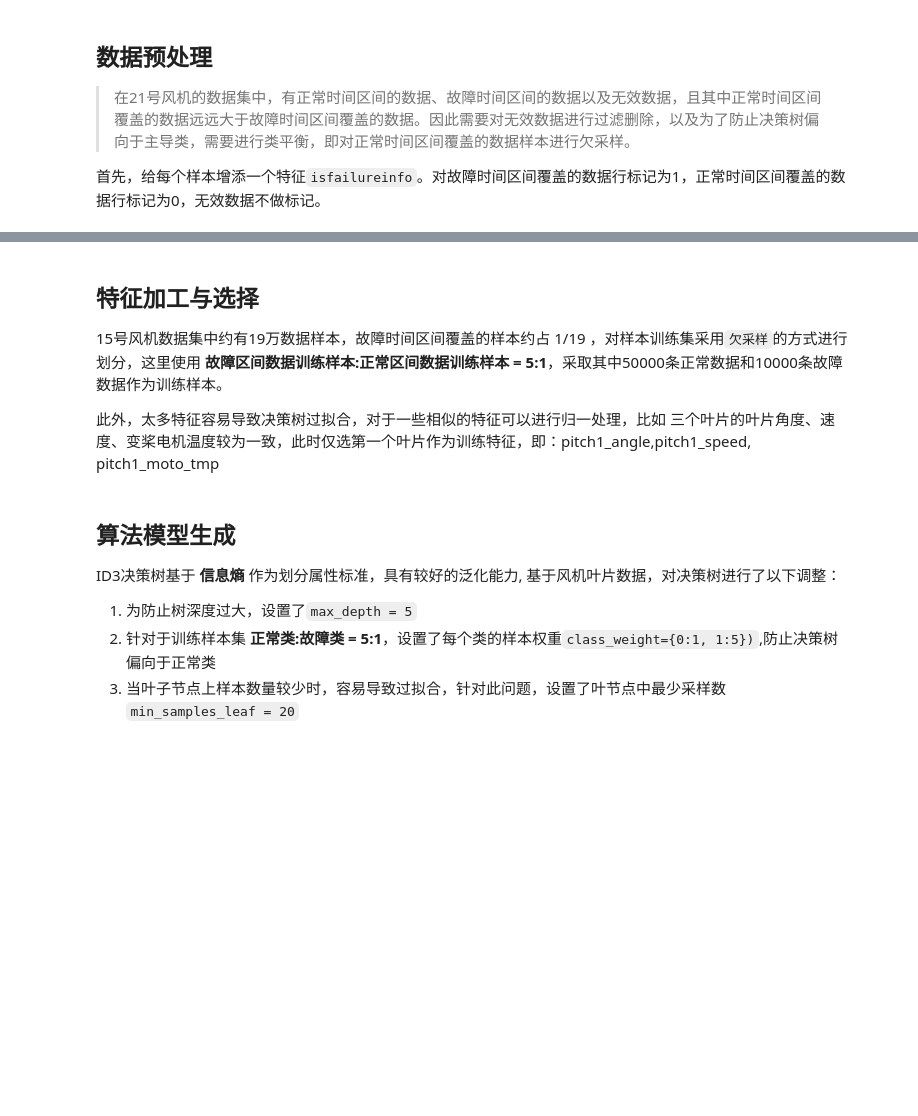
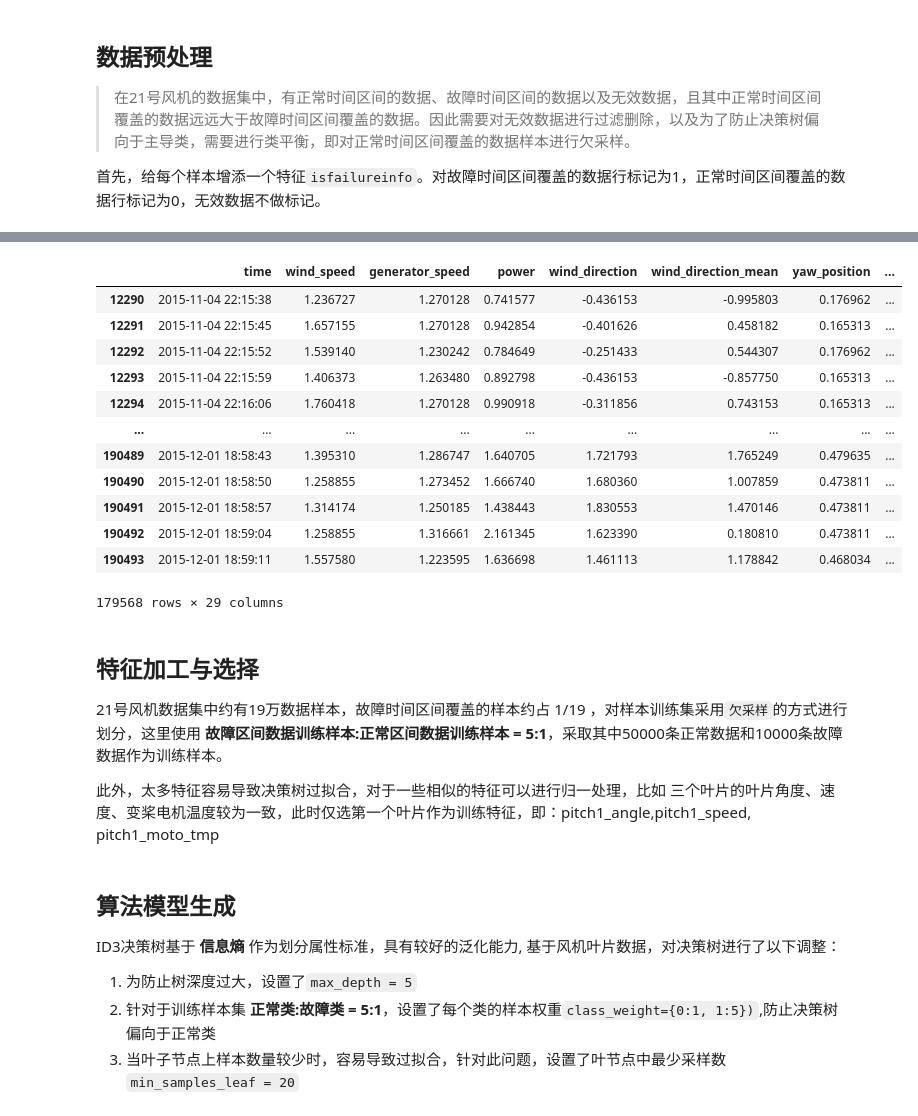
Before and after one commit to InvalidSyntaxxx/MachineLearning, a Jupyter notebook: DecisionTree/决策树作业.ipynb, the cells around one changed output, grey strips where cells are left out. Drawn from its saved outputs; the diff is of its cells as text; code cells hidden in the pictures; blank space fills up the shorter version.

```diff
--- a/DecisionTree/决策树作业.ipynb
+++ b/DecisionTree/决策树作业.ipynb
@@ -61 +7,41 @@ for i in data.index:
+# %%
+import pandas as pd
+import numpy as np
+import sys
+import warnings
+from pandas.core.common import SettingWithCopyWarning
+
+warnings.simplefilter(action="ignore", category=SettingWithCopyWarning)
+
+data         = pd.read_csv("../datasets/DraughtFan/train/21/21_data.csv")
+failure_time = pd.read_csv("../datasets/DraughtFan/train/21/21_failureInfo.csv")
+normal_time  = pd.read_csv("../datasets/DraughtFan/train/21/21_normalInfo.csv")
+fail,normal = pd.DataFrame(),pd.DataFrame()
+
+for start, end in zip(failure_time['startTime'],failure_time['endTime']):
+    fail = pd.concat([fail,
+                    data[(((start <= data['time']) & (data['time'] <= end)))]])
+fail['isfailureinfo'] = 1
+
+for start, end in zip(normal_time['startTime'], normal_time['endTime']):
+    normal = pd.concat([normal,
+                        data[(((start <= data['time']) & (data['time'] <= end)))]])
+normal['isfailureinfo'] = 0
+
+data = pd.concat([fail,normal])
+data
+# %% [output]
+|  | time | wind_speed | generator_speed | power | wind_direction | wind_direction_mean | yaw_position | ... |
+| 12290 | 2015-11-04 22:15:38 | 1.236727 | 1.270128 | 0.741577 | -0.436153 | -0.995803 | 0.176962 | ... |
+| 12291 | 2015-11-04 22:15:45 | 1.657155 | 1.270128 | 0.942854 | -0.401626 | 0.458182 | 0.165313 | ... |
+| 12292 | 2015-11-04 22:15:52 | 1.539140 | 1.230242 | 0.784649 | -0.251433 | 0.544307 | 0.176962 | ... |
+| 12293 | 2015-11-04 22:15:59 | 1.406373 | 1.263480 | 0.892798 | -0.436153 | -0.857750 | 0.165313 | ... |
+| 12294 | 2015-11-04 22:16:06 | 1.760418 | 1.270128 | 0.990918 | -0.311856 | 0.743153 | 0.165313 | ... |
+| ... | ... | ... | ... | ... | ... | ... | ... | ... |
+| 190489 | 2015-12-01 18:58:43 | 1.395310 | 1.286747 | 1.640705 | 1.721793 | 1.765249 | 0.479635 | ... |
+| 190490 | 2015-12-01 18:58:50 | 1.258855 | 1.273452 | 1.666740 | 1.680360 | 1.007859 | 0.473811 | ... |
+| 190491 | 2015-12-01 18:58:57 | 1.314174 | 1.250185 | 1.438443 | 1.830553 | 1.470146 | 0.473811 | ... |
+| 190492 | 2015-12-01 18:59:04 | 1.258855 | 1.316661 | 2.161345 | 1.623390 | 0.180810 | 0.473811 | ... |
+| 190493 | 2015-12-01 18:59:11 | 1.557580 | 1.223595 | 1.636698 | 1.461113 | 1.178842 | 0.468034 | ... |
+179568 rows × 29 columns
 # %%
@@ -63,7 +50,7 @@ data.to_csv('../datasets/DraughtFan/train/15/15temp.csv')
 # %% [markdown]
 ## 特征加工与选择
 
-15号风机数据集中约有19万数据样本，故障时间区间覆盖的样本约占 1/19 ，对样本训练集采用`欠采样`的方式进行划分，这里使用 **故障区间数据训练样本:正常区间数据训练样本 = 5:1**，采取其中50000条正常数据和10000条故障数据作为训练样本。
+21号风机数据集中约有19万数据样本，故障时间区间覆盖的样本约占 1/19 ，对样本训练集采用`欠采样`的方式进行划分，这里使用 **故障区间数据训练样本:正常区间数据训练样本 = 5:1**，采取其中50000条正常数据和10000条故障数据作为训练样本。
 
 此外，太多特征容易导致决策树过拟合，对于一些相似的特征可以进行归一处理，比如 三个叶片的叶片角度、速度、变桨电机温度较为一致，此时仅选第一个叶片作为训练特征，即：pitch1_angle,pitch1_speed, pitch1_moto_tmp
 # %%
```
Also changed, not shown: parts of 5 cells of this notebook.
